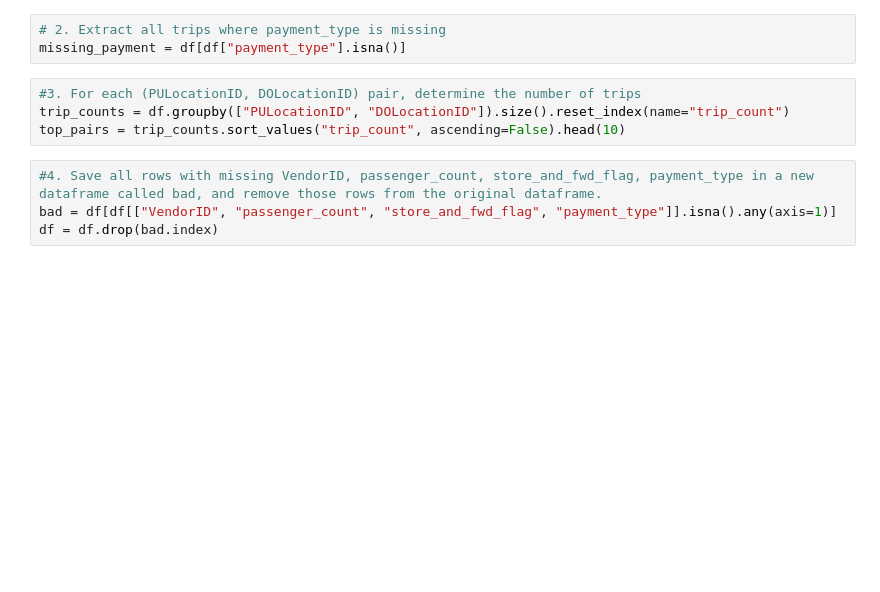
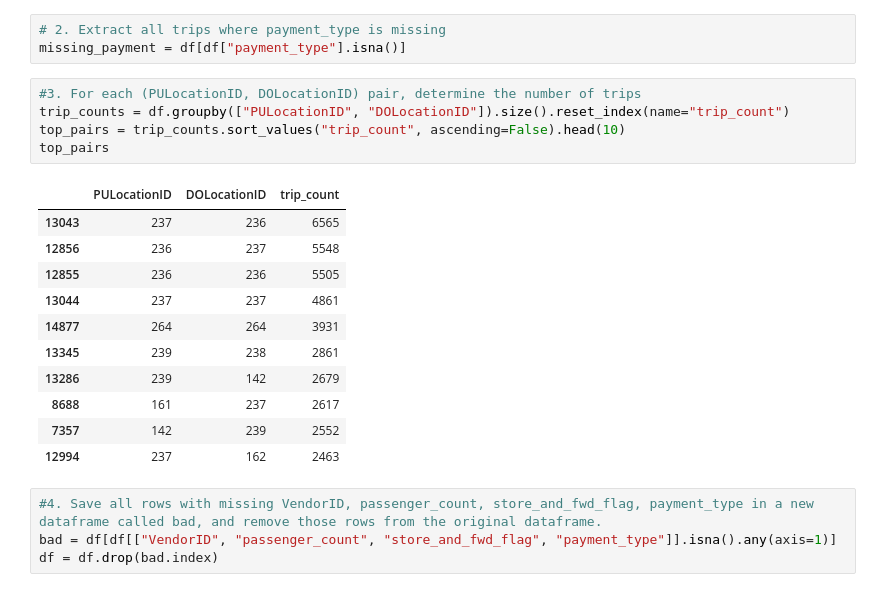
Before and after one commit to robbianiandrea/focs, a Jupyter notebook: Progetto_Andrea_Robbiani.ipynb, the cells around one changed output. Drawn from its saved outputs; the diff is of its cells as text; blank space fills up the shorter version.

```diff
--- a/Progetto_Andrea_Robbiani.ipynb
+++ b/Progetto_Andrea_Robbiani.ipynb
@@ -30,7 +30,20 @@ missing_payment = df[df["payment_type"].isna()]
 # %%
 #3. For each (PULocationID, DOLocationID) pair, determine the number of trips
 trip_counts = df.groupby(["PULocationID", "DOLocationID"]).size().reset_index(name="trip_count")
 top_pairs = trip_counts.sort_values("trip_count", ascending=False).head(10)
+top_pairs
+# %% [output]
+|  | PULocationID | DOLocationID | trip_count |
+| 13043 | 237 | 236 | 6565 |
+| 12856 | 236 | 237 | 5548 |
+| 12855 | 236 | 236 | 5505 |
+| 13044 | 237 | 237 | 4861 |
+| 14877 | 264 | 264 | 3931 |
+| 13345 | 239 | 238 | 2861 |
+| 13286 | 239 | 142 | 2679 |
+| 8688 | 161 | 237 | 2617 |
+| 7357 | 142 | 239 | 2552 |
+| 12994 | 237 | 162 | 2463 |
 # %%
 #4. Save all rows with missing VendorID, passenger_count, store_and_fwd_flag, payment_type in a new dataframe called bad, and remove those rows from the original dataframe.
 bad = df[df[["VendorID", "passenger_count", "store_and_fwd_flag", "payment_type"]].isna().any(axis=1)]
```
Also changed, not shown: parts of 9 cells of this notebook.
